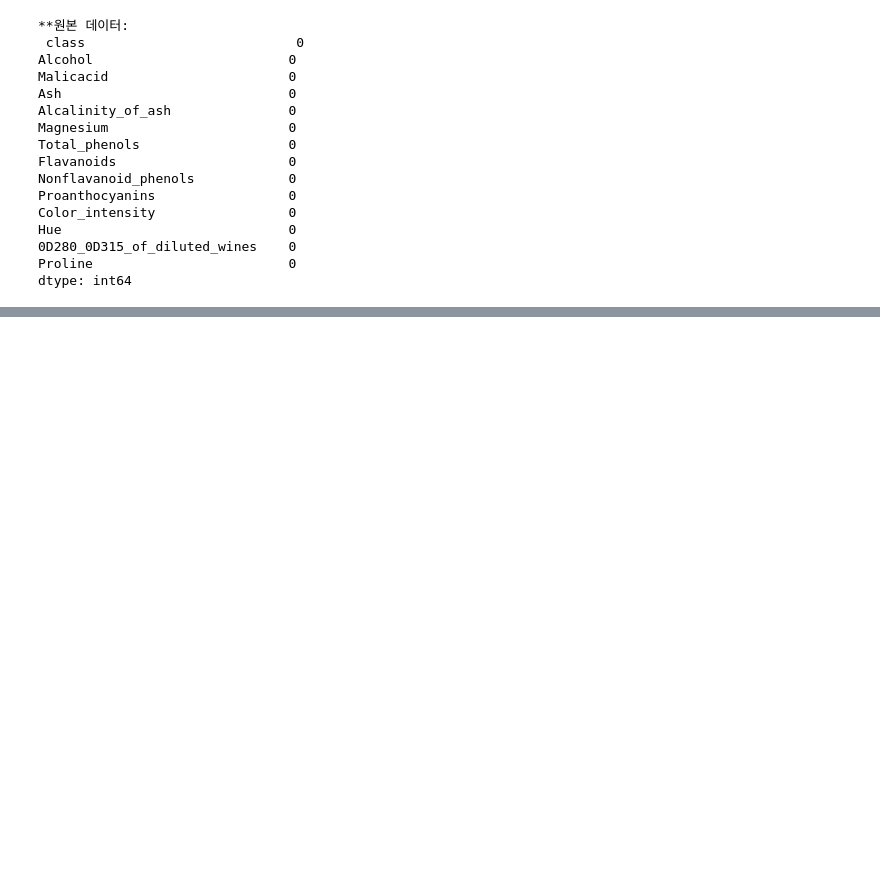
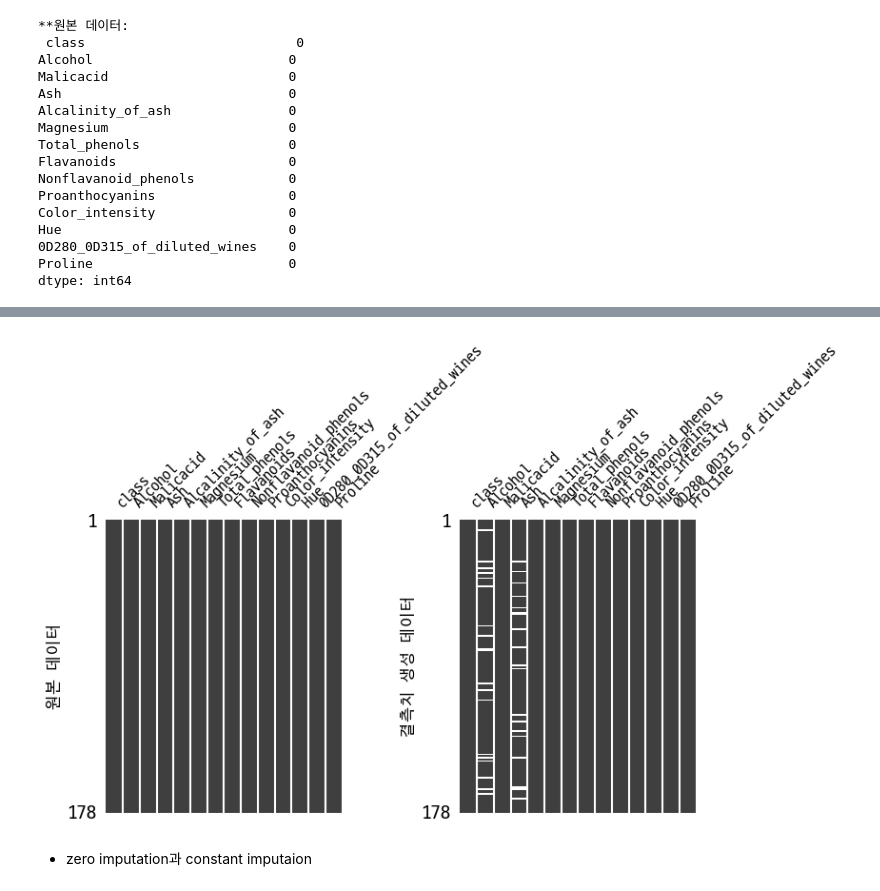
Before and after one commit to chw8207/ADP-study, a Jupyter notebook: 전처리.ipynb, the cells around one changed output, grey strips where cells are left out. Drawn from its saved outputs; the diff is of its cells as text; code cells hidden in the pictures; blank space fills up the shorter version.

```diff
--- a/전처리.ipynb
+++ b/전처리.ipynb
@@ -58,10 +79,22 @@ dtype: int64
 # %%
 # plotting 환경 설정
 plt.rcParams['figure.figsize'] = (5,5)
-plt.rcParams['font.family'] = 'AppleGothic'
+plt.rcParams['font.family'] = 'D2Coding'
 plt.rcParams['font.size'] = 12
 plt.rcParams['axes.unicode_minus'] = False
 
 fig, ax = plt.subplots(1, 2, figsize=(8,4))
+plt.subplots_adjust(wspace=0.5)
+
+# 결측치 시각화(missingno)
+msno.matrix(df=wine, figsize=(5,5), fontsize=12, ax=ax[0], sparkline=False)
+ax[0].set_ylabel('원본 데이터')
+
+msno.matrix(df=wine_m, figsize=(5,5), fontsize=12, ax=ax[1], sparkline=False)
+ax[1].set_ylabel('결측치 생성 데이터')
 
 plt.show()
+# %% [output]
+[figure, added]
+# %% [markdown]
+- zero imputation과 constant imputaion
```
Also changed, not shown: parts of 14 cells of this notebook.
